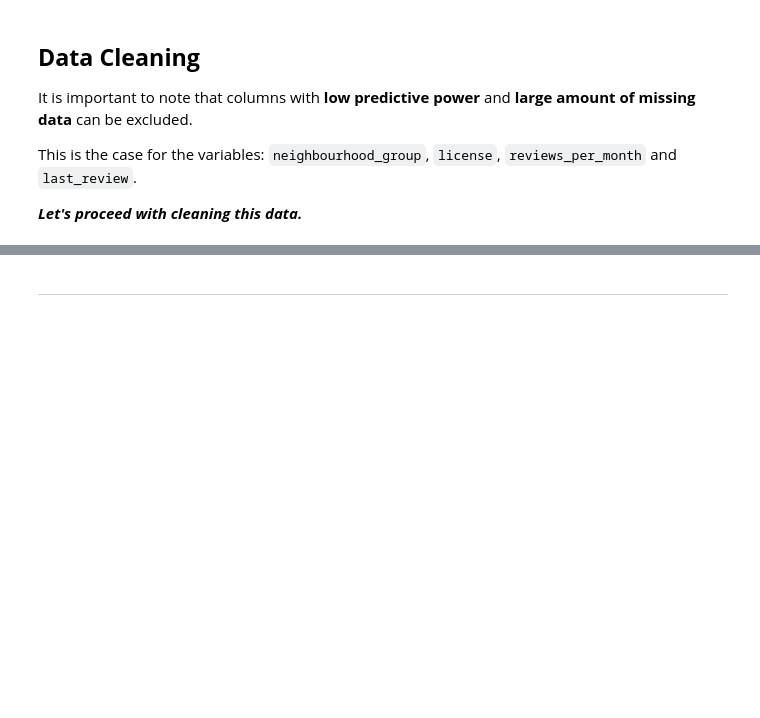
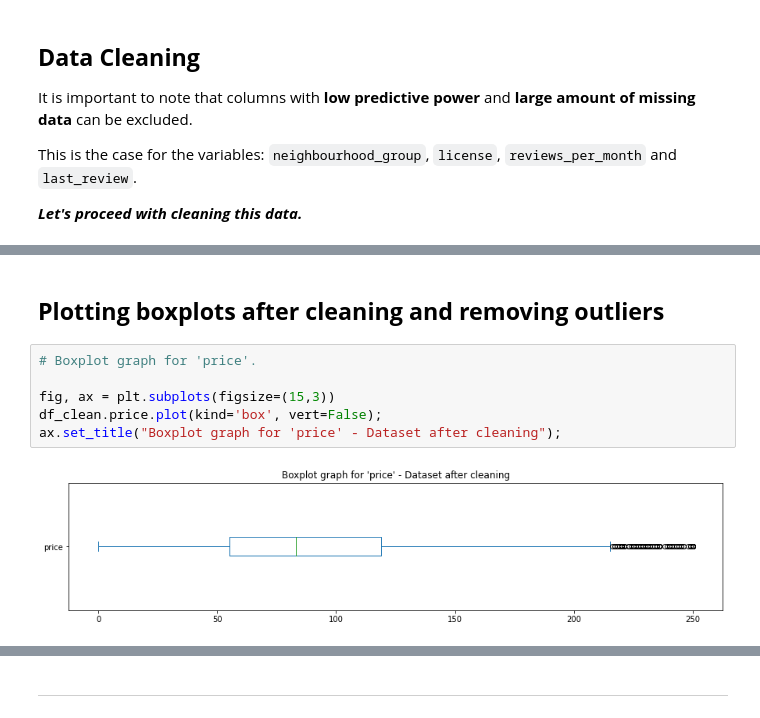
Before and after one commit to eubrunoosouza/Data_Science, a Jupyter notebook: EDA_AIRBNB_DATASET_EDINBURGH.ipynb, the cells around one changed output, grey strips where cells are left out. Cells and saved outputs as stored; diff of their text form; blank space fills up the shorter version.

```diff
--- a/EDA_AIRBNB_DATASET_EDINBURGH.ipynb
+++ b/EDA_AIRBNB_DATASET_EDINBURGH.ipynb
@@ -755,0 +446,10 @@ _**Agradeço pelo seu tempo!**_ 🙂
+# %% [markdown]
+## **Plotting boxplots after cleaning and removing outliers**
+# %%
+# Boxplot graph for 'price'.
+
+fig, ax = plt.subplots(figsize=(15,3))
+df_clean.price.plot(kind='box', vert=False);
+ax.set_title("Boxplot graph for 'price' - Dataset after cleaning");
+# %% [output]
+[figure, added]
```
Also changed, not shown: parts of 63 cells of this notebook.
